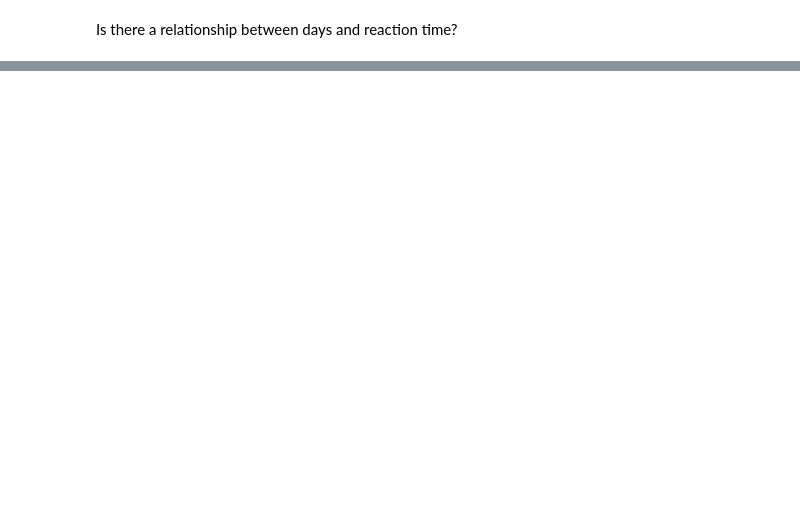
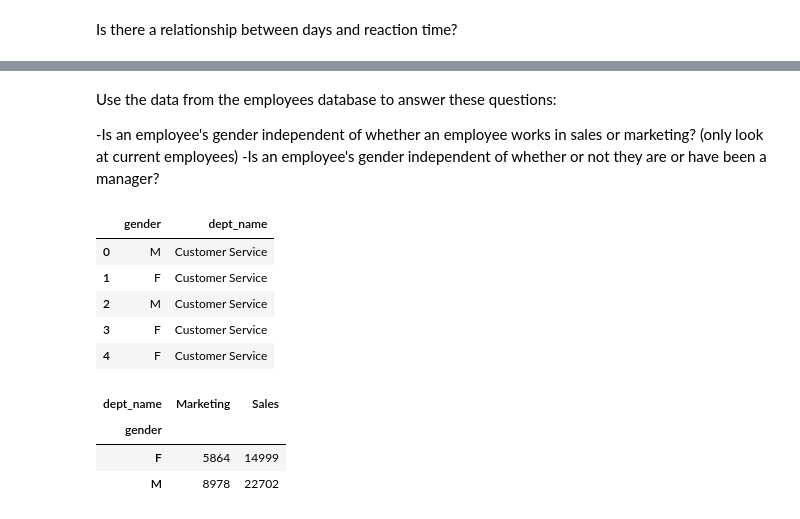
Before and after one commit to paigerackley/statistics-exercises, a Jupyter notebook: hypothesis_testing.ipynb, the cells around one changed output, grey strips where cells are left out. Saved outputs shown, nothing was run; the diff lists cells and outputs as text; code cells hidden in the pictures; blank space fills up the shorter version.

```diff
--- a/hypothesis_testing.ipynb
+++ b/hypothesis_testing.ipynb
@@ -525,0 +505,5 @@ Reject null
+# %% [markdown]
+Use the data from the employees database to answer these questions:
+
+-Is an employee's gender independent of whether an employee works in sales or marketing? (only look at current employees)
+-Is an employee's gender independent of whether or not they are or have been a manager?
@@ -525,0 +517,10 @@ Reject null
+# %%
+gender_dept = pd.read_sql(query, url)
+gender_dept.head()
+# %% [output]
+|  | gender | dept_name |
+| 0 | M | Customer Service |
+| 1 | F | Customer Service |
+| 2 | M | Customer Service |
+| 3 | F | Customer Service |
+| 4 | F | Customer Service |
@@ -525,0 +529,8 @@ Reject null
+# %%
+observed = pd.crosstab(gender_dept.gender, gender_dept.dept_name)
+observed
+# %% [output]
+| dept_name | Marketing | Sales |
+| gender |  |  |
+| F | 5864 | 14999 |
+| M | 8978 | 22702 |
```
Also changed, not shown: parts of 57 cells of this notebook.
